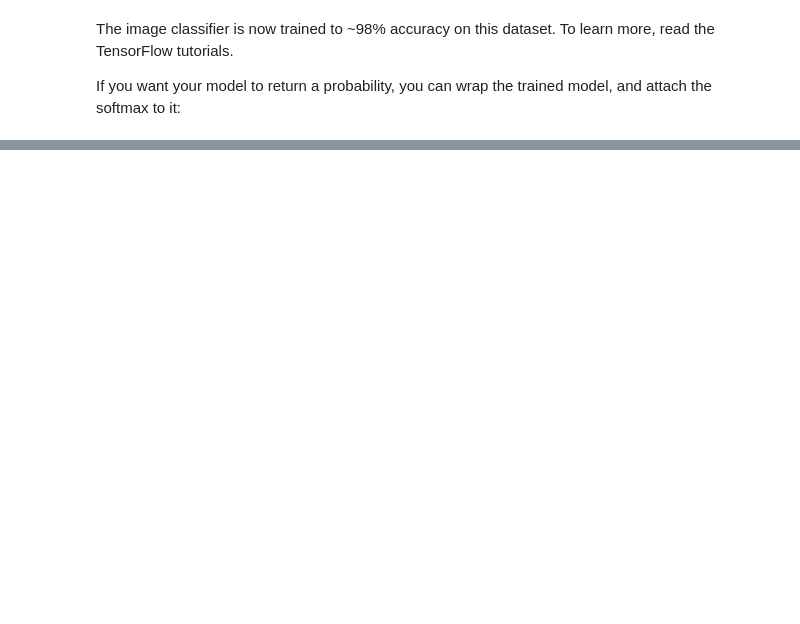
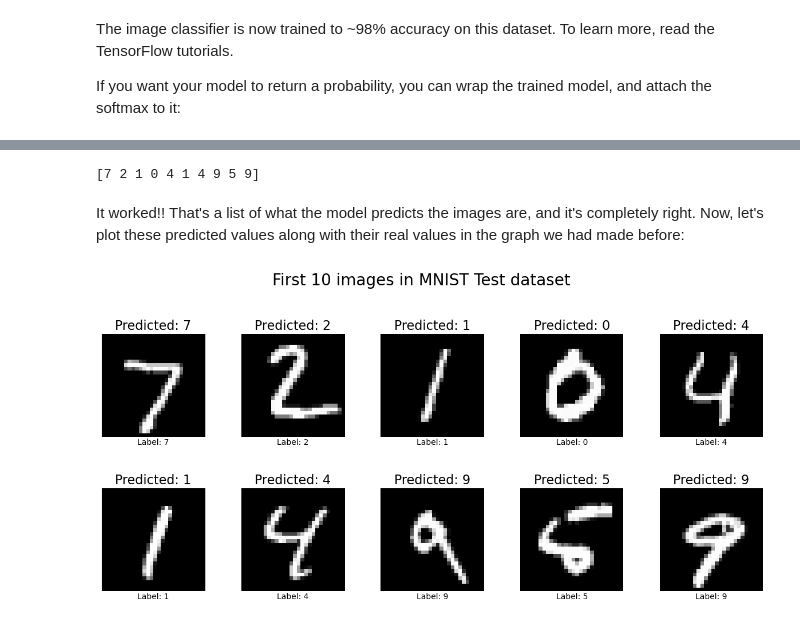
Before and after one commit to e-mts/tf-tutorials, a Jupyter notebook: mnist-intro.ipynb, the cells around one changed output, grey strips where cells are left out. Cells and saved outputs as stored; diff of their text form; code cells hidden in the pictures; blank space fills up the shorter version.

```diff
--- a/mnist-intro.ipynb
+++ b/mnist-intro.ipynb
@@ -180,0 +250,22 @@ The model has been succesfully trained with Keras as well as evaluated. Try modi
+# %%
+# Generate arg maxes for predictions
+classes = np.argmax(predictions, axis = 1) # type: ignore
+print(classes)
+# %% [output]
+[7 2 1 0 4 1 4 9 5 9]
+# %% [markdown]
+It worked!! That's a list of what the model predicts the images are, and it's completely right. Now, let's plot these predicted values along with their real values in the graph we had made before:
+# %%
+fig, axs = plt.subplots(2, 5, figsize=(15, 6))
+fig.suptitle('First 10 images in MNIST Test dataset', fontsize=20)
+fig.subplots_adjust(hspace=0.5, wspace=0.3, top=0.8, bottom=0.05)
+
+for i in range(10):
+    axs[i//5, i%5].imshow(x_test[i], cmap='gray')
+    axs[i//5, i%5].set_title(f"Predicted: {classes[i]}", fontsize=16)
+    axs[i//5, i%5].axis('off')
+    axs[i//5, i%5].text(0.5, -0.07, f"Label: {y_test[i]}", size=10, ha="center", transform=axs[i//5, i%5].transAxes)
+
+plt.show()
+# %% [output]
+[figure, added]
```
Also changed, not shown: parts of 17 cells of this notebook, 1 other file.
